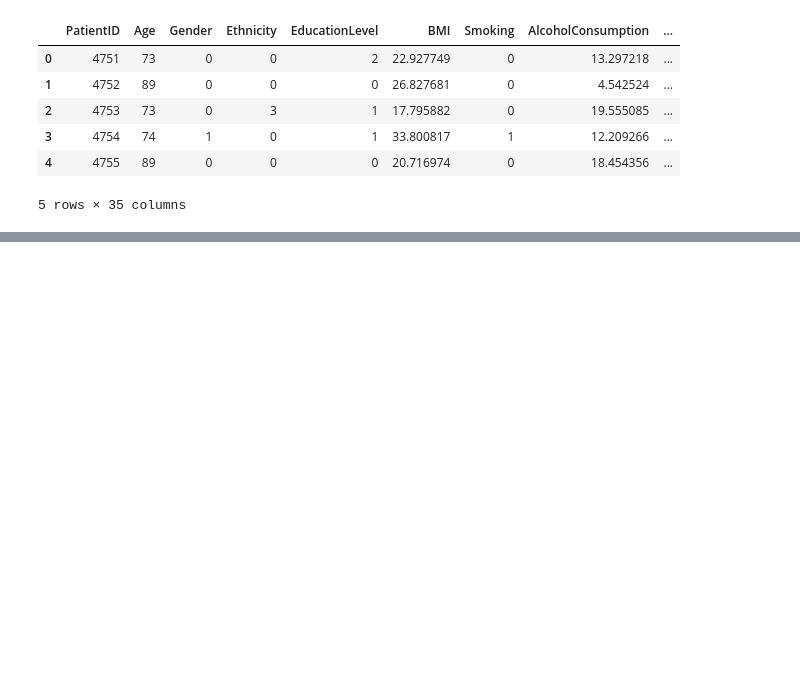
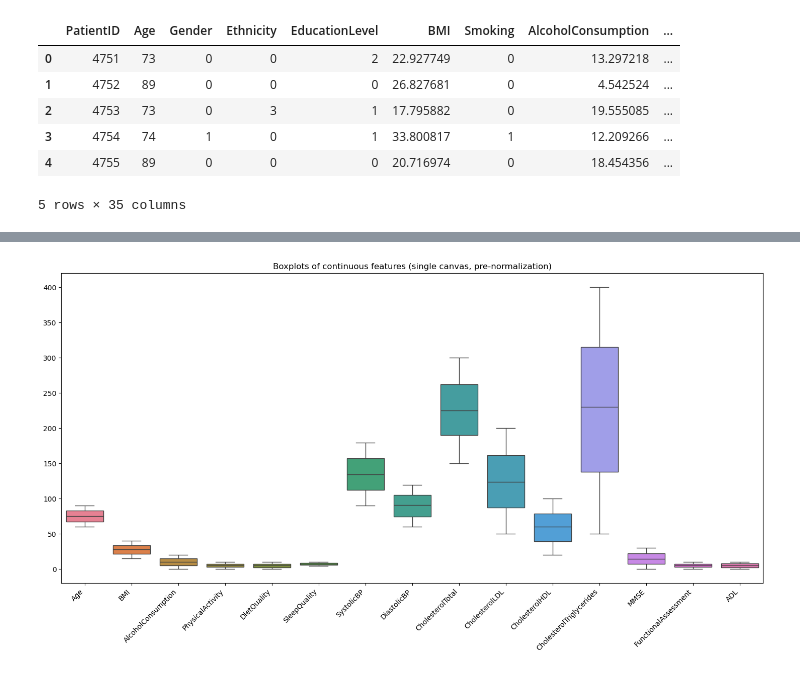
Before and after one commit to JakubDralus/advanced-machine-learning, a Jupyter notebook: project.ipynb, the cells around one changed output, grey strips where cells are left out. Drawn from its saved outputs; the diff is of its cells as text; code cells hidden in the pictures; blank space fills up the shorter version.

```diff
--- a/project.ipynb
+++ b/project.ipynb
@@ -129,0 +226,8 @@ df.head()
+# %%
+plt.figure(figsize=(18, 8))
+sns.boxplot(data=df[continuous_features])
+plt.xticks(rotation=45, ha='right')
+plt.title('Boxplots of continuous features (single canvas, pre-normalization)')
+plt.show()
+# %% [output]
+[figure, added]
```
Also changed, not shown: parts of 19 cells of this notebook.
